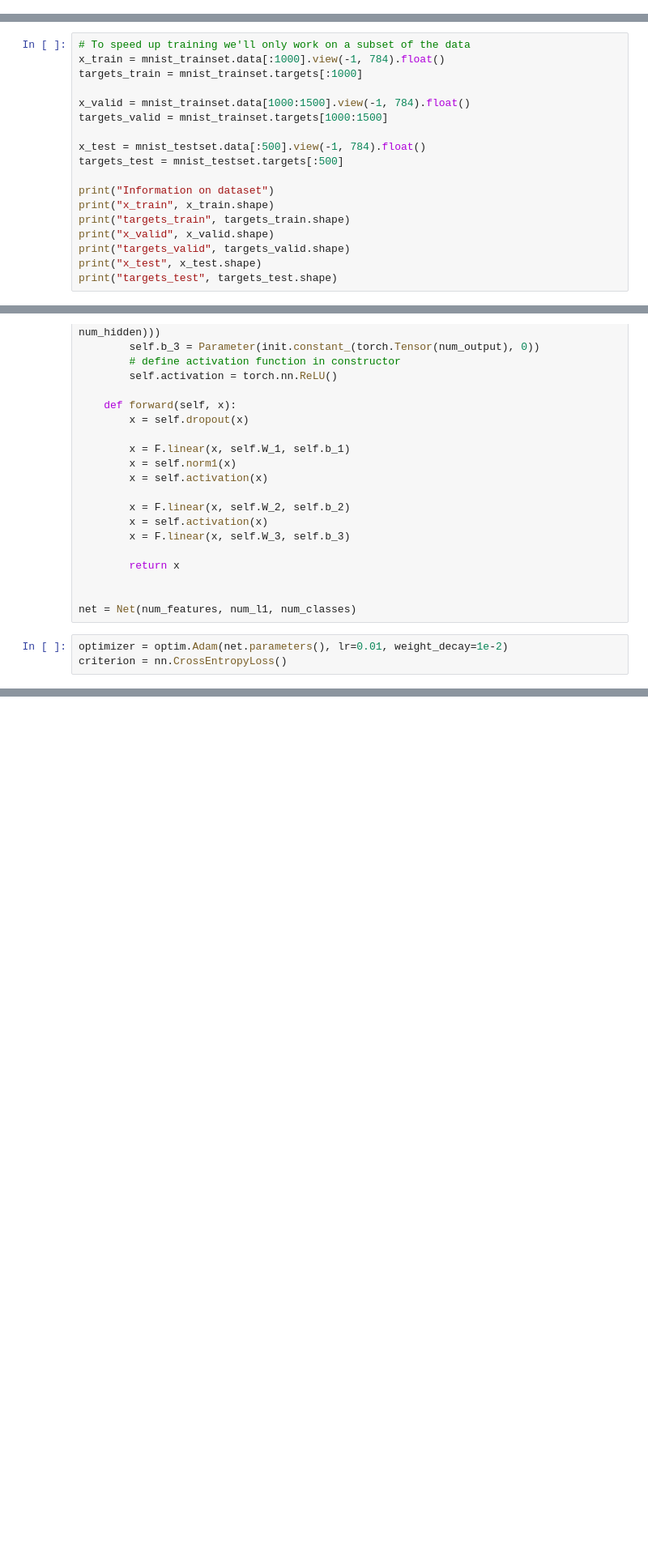
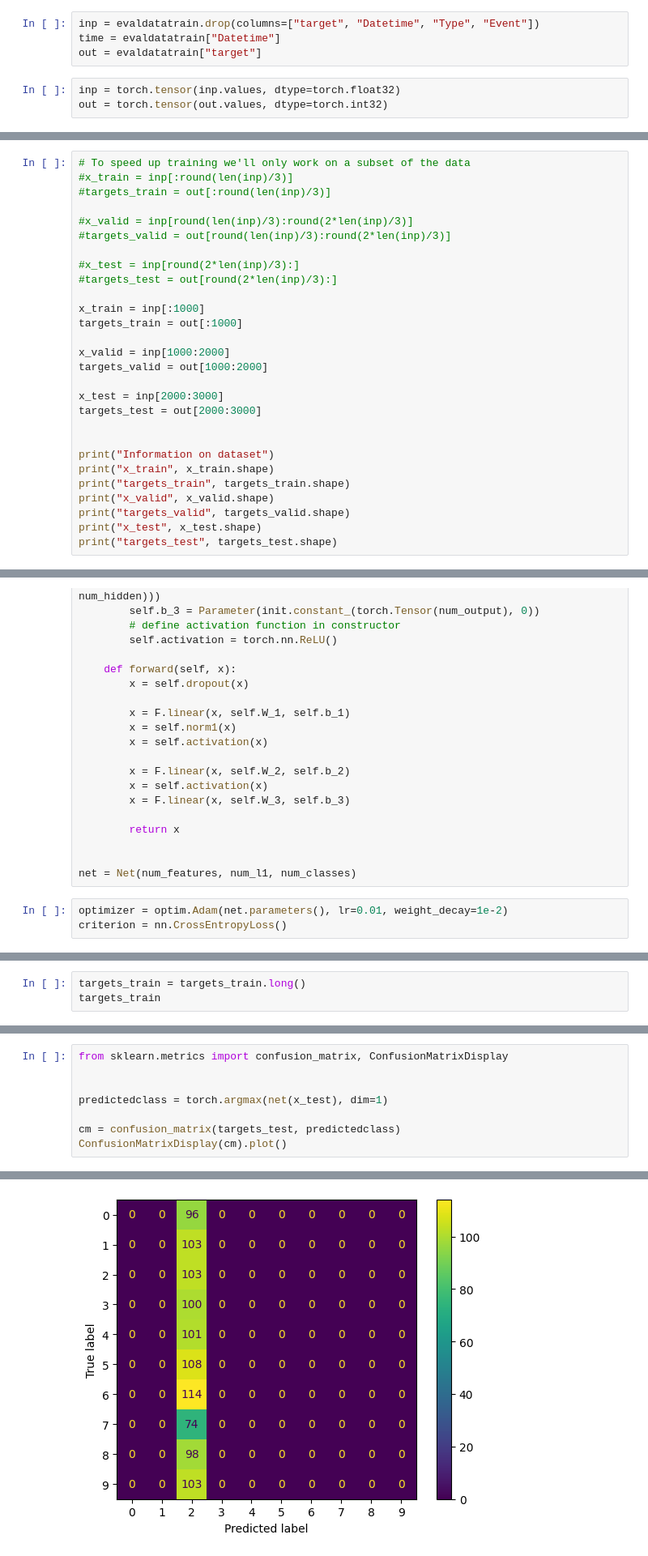
Before and after one commit to muhammadhussain-ops/DeepLearningProject, a Jupyter notebook: NeuralNetwork.ipynb, the cells around one changed output, grey strips where cells are left out. Shown at 81% size. Saved outputs shown, nothing was run; the diff lists cells and outputs as text; blank space fills up the shorter version.

```diff
--- a/NeuralNetwork.ipynb
+++ b/NeuralNetwork.ipynb
@@ -31,0 +39,7 @@ mnist_testset = MNIST("./temp/", train=False, download=True)
+# %%
+inp = evaldatatrain.drop(columns=["target", "Datetime", "Type", "Event"])
+time = evaldatatrain["Datetime"]
+out = evaldatatrain["target"]
+# %%
+inp = torch.tensor(inp.values, dtype=torch.float32)
+out = torch.tensor(out.values, dtype=torch.int32)
@@ -32,13 +54,23 @@ mnist_testset = MNIST("./temp/", train=False, download=True)
 # %%
 # To speed up training we'll only work on a subset of the data
-x_train = mnist_trainset.data[:1000].view(-1, 784).float()
-targets_train = mnist_trainset.targets[:1000]
+#x_train = inp[:round(len(inp)/3)]
+#targets_train = out[:round(len(inp)/3)]
 
-x_valid = mnist_trainset.data[1000:1500].view(-1, 784).float()
-targets_valid = mnist_trainset.targets[1000:1500]
+#x_valid = inp[round(len(inp)/3):round(2*len(inp)/3)]
+#targets_valid = out[round(len(inp)/3):round(2*len(inp)/3)]
 
-x_test = mnist_testset.data[:500].view(-1, 784).float()
-targets_test = mnist_testset.targets[:500]
+#x_test = inp[round(2*len(inp)/3):]
+#targets_test = out[round(2*len(inp)/3):]
+
+x_train = inp[:1000]
+targets_train = out[:1000]
+
+x_valid = inp[1000:2000]
+targets_valid = out[1000:2000]
+
+x_test = inp[2000:3000]
+targets_test = out[2000:3000]
+
 
 print("Information on dataset")
 print("x_train", x_train.shape)
@@ -99,0 +173,3 @@ print(net(torch.from_numpy(x)).size())
+# %%
+targets_train = targets_train.long()
+targets_train
@@ -183,0 +316,9 @@ plt.xlabel('Updates'), plt.ylabel('Acc')
+# %%
+from sklearn.metrics import confusion_matrix, ConfusionMatrixDisplay
+
+
+predictedclass = torch.argmax(net(x_test), dim=1)
+
+cm = confusion_matrix(targets_test, predictedclass)
+ConfusionMatrixDisplay(cm).plot()
+# %% [output]
@@ -183,0 +326 @@ plt.xlabel('Updates'), plt.ylabel('Acc')
+[figure, added]
```
Also changed, not shown: parts of 18 cells of this notebook.
